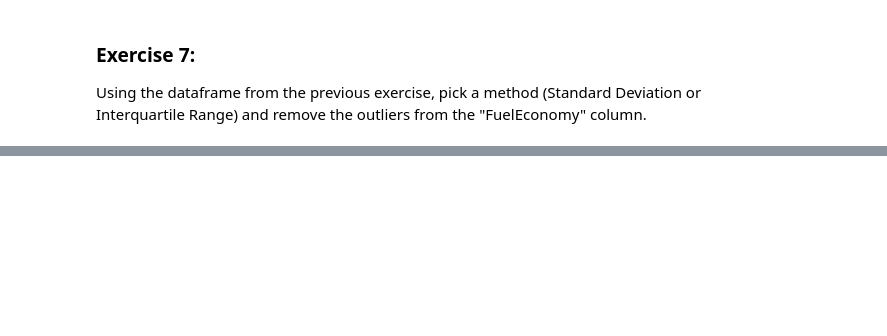
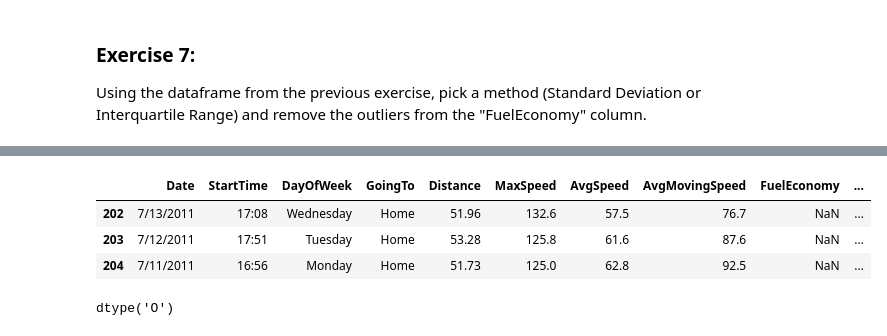
Before and after one commit to ryuska/df, a Jupyter notebook: Module 1.3 Exercises.ipynb, the cells around one changed output, grey strips where cells are left out. Saved outputs shown, nothing was run; the diff lists cells and outputs as text; code cells hidden in the pictures; blank space fills up the shorter version.

```diff
--- a/Module 1.3 Exercises.ipynb
+++ b/Module 1.3 Exercises.ipynb
@@ -178,0 +240,3 @@ Using the dataframe from the previous exercise, pick a method (Standard Deviatio
+# %%
+location="datasets/travel_times.csv"
+df=pd.read_csv(location)
@@ -178,0 +252,11 @@ Using the dataframe from the previous exercise, pick a method (Standard Deviatio
+# %%
+df.tail(3)
+# %% [output]
+|  | Date | StartTime | DayOfWeek | GoingTo | Distance | MaxSpeed | AvgSpeed | AvgMovingSpeed | FuelEconomy | ... |
+| 202 | 7/13/2011 | 17:08 | Wednesday | Home | 51.96 | 132.6 | 57.5 | 76.7 | NaN | ... |
+| 203 | 7/12/2011 | 17:51 | Tuesday | Home | 53.28 | 125.8 | 61.6 | 87.6 | NaN | ... |
+| 204 | 7/11/2011 | 16:56 | Monday | Home | 51.73 | 125.0 | 62.8 | 92.5 | NaN | ... |
+# %%
+df['FuelEconomy'].dtype
+# %% [output]
+dtype('O')
```
Also changed, not shown: parts of 19 cells of this notebook, 3 other files.
